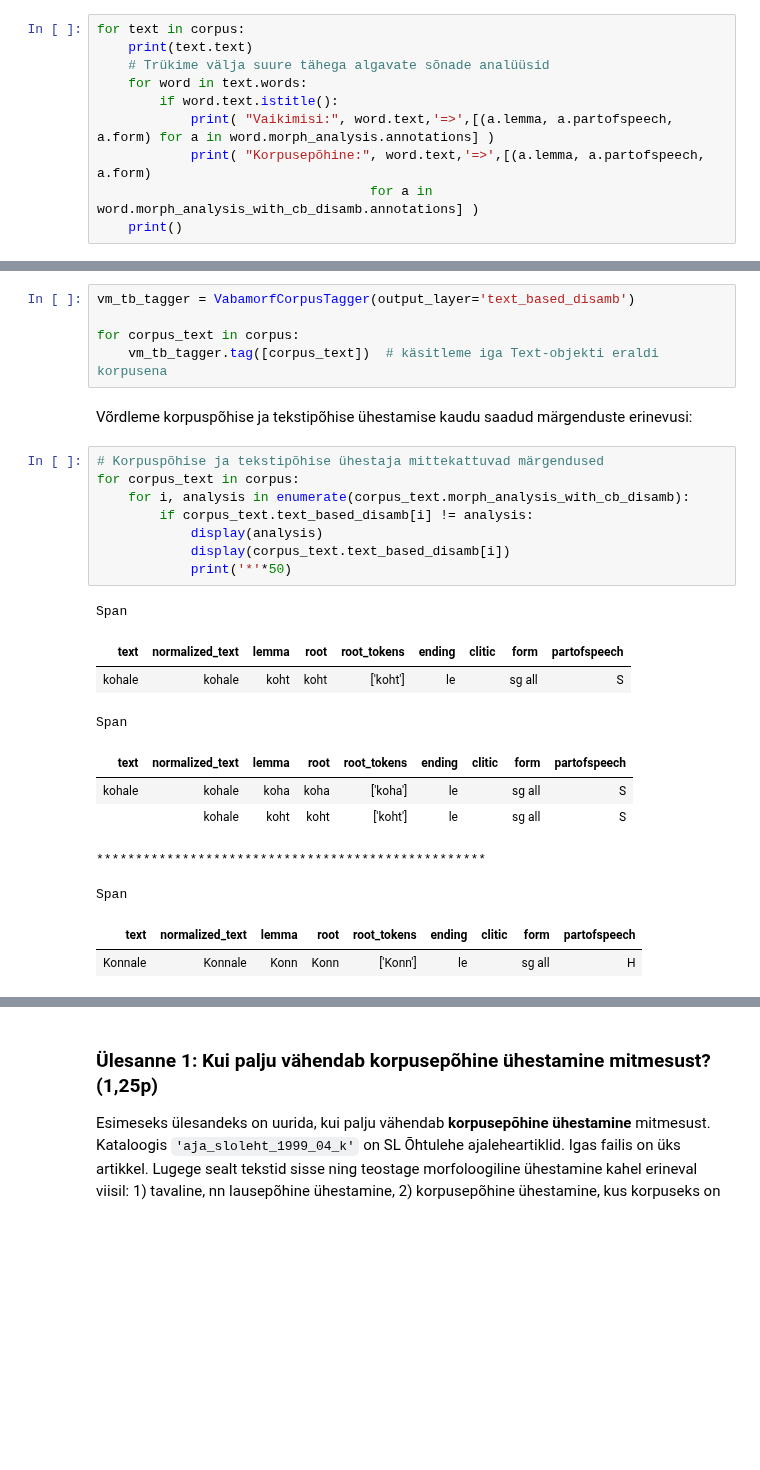
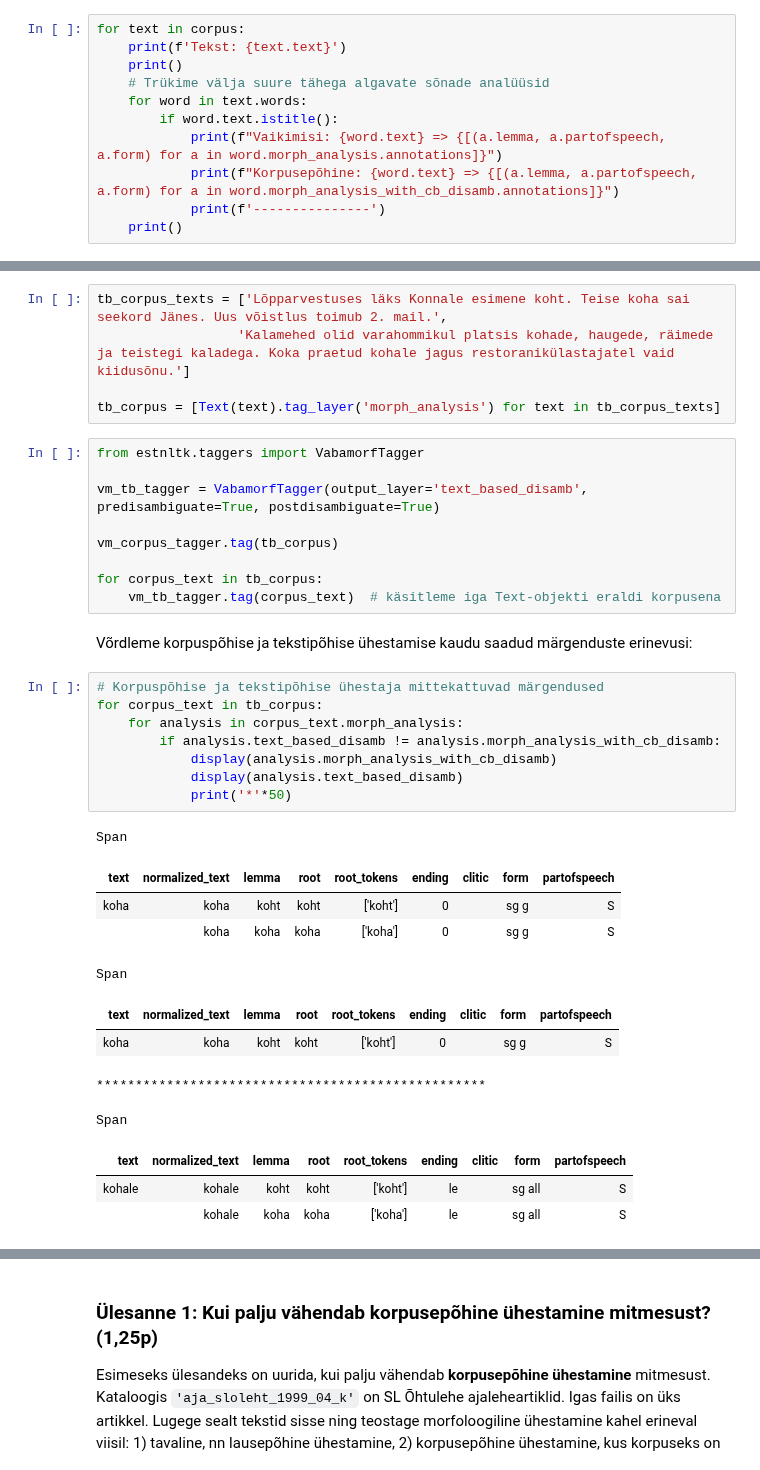
Before and after one commit to d009/EstNLP, a Jupyter notebook: Praktikum3/Praktikum_3.ipynb, the cells around one changed output, grey strips where cells are left out. Cells and saved outputs as stored; diff of their text form; blank space fills up the shorter version.

```diff
--- a/Praktikum3/Praktikum_3.ipynb
+++ b/Praktikum3/Praktikum_3.ipynb
@@ -94,11 +98,12 @@ Lisaks on korpusepõhisest ühestamisest abi pärisnimeanalüüside korrastamise
 # %%
 for text in corpus:
-    print(text.text)
+    print(f'Tekst: {text.text}')
+    print()
     # Trükime välja suure tähega algavate sõnade analüüsid
     for word in text.words:
         if word.text.istitle():
-            print( "Vaikimisi:", word.text,'=>',[(a.lemma, a.partofspeech, a.form) for a in word.morph_analysis.annotations] )
-            print( "Korpusepõhine:", word.text,'=>',[(a.lemma, a.partofspeech, a.form)
-                                   for a in word.morph_analysis_with_cb_disamb.annotations] )
+            print(f"Vaikimisi: {word.text} => {[(a.lemma, a.partofspeech, a.form) for a in word.morph_analysis.annotations]}")
+            print(f"Korpusepõhine: {word.text} => {[(a.lemma, a.partofspeech, a.form) for a in word.morph_analysis_with_cb_disamb.annotations]}")
+            print(f'---------------')
     print()
 # %% [output]
@@ -134,29 +135,39 @@ print(corpus)
+# %%
+tb_corpus_texts = ['Lõpparvestuses läks Konnale esimene koht. Teise koha sai seekord Jänes. Uus võistlus toimub 2. mail.',
+                  'Kalamehed olid varahommikul platsis kohade, haugede, räimede ja teistegi kaladega. Koka praetud kohale jagus restoranikülastajatel vaid kiidusõnu.']
+
+tb_corpus = [Text(text).tag_layer('morph_analysis') for text in tb_corpus_texts]
 # %%
-vm_tb_tagger = VabamorfCorpusTagger(output_layer='text_based_disamb')
+from estnltk.taggers import VabamorfTagger
 
-for corpus_text in corpus:
-    vm_tb_tagger.tag([corpus_text])  # käsitleme iga Text-objekti eraldi korpusena
+vm_tb_tagger = VabamorfTagger(output_layer='text_based_disamb', predisambiguate=True, postdisambiguate=True)
+
+vm_corpus_tagger.tag(tb_corpus)
+
+for corpus_text in tb_corpus:
+    vm_tb_tagger.tag(corpus_text)  # käsitleme iga Text-objekti eraldi korpusena
 # %% [markdown]
 Võrdleme korpuspõhise ja tekstipõhise ühestamise kaudu saadud märgenduste erinevusi:
 # %%
 # Korpuspõhise ja tekstipõhise ühestaja mittekattuvad märgendused
-for corpus_text in corpus:
-    for i, analysis in enumerate(corpus_text.morph_analysis_with_cb_disamb):
-        if corpus_text.text_based_disamb[i] != analysis:
-            display(analysis)
-            display(corpus_text.text_based_disamb[i])
+for corpus_text in tb_corpus:
+    for analysis in corpus_text.morph_analysis:
+        if analysis.text_based_disamb != analysis.morph_analysis_with_cb_disamb:
+            display(analysis.morph_analysis_with_cb_disamb)
+            display(analysis.text_based_disamb)
             print('*'*50)
 # %% [output]
 Span
 | text | normalized_text | lemma | root | root_tokens | ending | clitic | form | partofspeech |
-| kohale | kohale | koht | koht | ['koht'] | le |  | sg all | S |
+| koha | koha | koht | koht | ['koht'] | 0 |  | sg g | S |
+|  | koha | koha | koha | ['koha'] | 0 |  | sg g | S |
 Span
 | text | normalized_text | lemma | root | root_tokens | ending | clitic | form | partofspeech |
-| kohale | kohale | koha | koha | ['koha'] | le |  | sg all | S |
-|  | kohale | koht | koht | ['koht'] | le |  | sg all | S |
+| koha | koha | koht | koht | ['koht'] | 0 |  | sg g | S |
 **************************************************
 Span
 | text | normalized_text | lemma | root | root_tokens | ending | clitic | form | partofspeech |
-| Konnale | Konnale | Konn | Konn | ['Konn'] | le |  | sg all | H |
+| kohale | kohale | koht | koht | ['koht'] | le |  | sg all | S |
+|  | kohale | koha | koha | ['koha'] | le |  | sg all | S |
 Span
 | text | normalized_text | lemma | root | root_tokens | ending | clitic | form | partofspeech |
```
Also changed, not shown: parts of 57 cells of this notebook, 1 other file.
